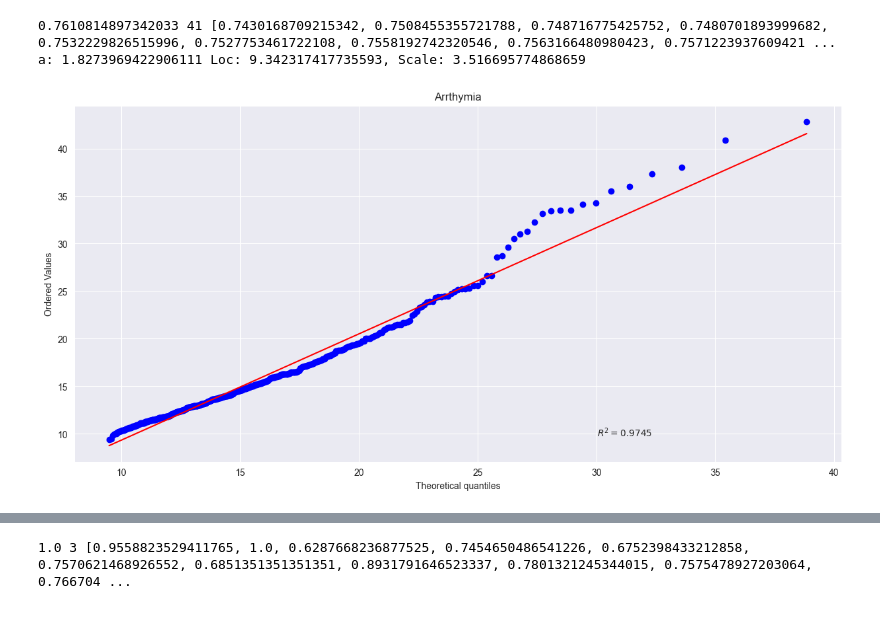
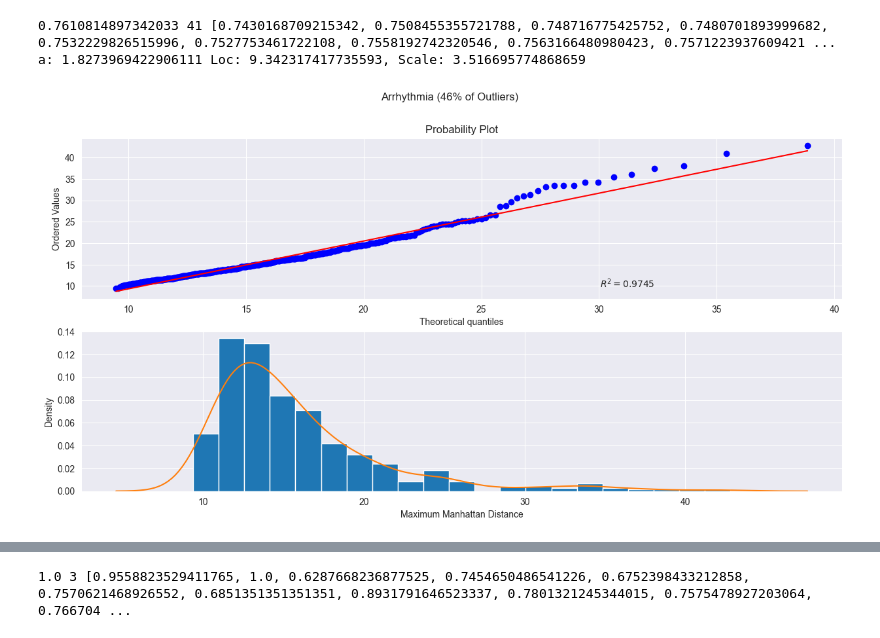
Before and after one commit to hodge-py/Outlier-Detection, a Jupyter notebook: Final_Version_gamma.ipynb, the cells around one changed output, grey strips where cells are left out. Saved outputs shown, nothing was run; the diff lists cells and outputs as text; code cells hidden in the pictures.

```diff
--- a/Final_Version_gamma.ipynb
+++ b/Final_Version_gamma.ipynb
@@ -139,18 +139,23 @@ def qqPlots(X,y,kValue,name):
     arr = generateArr(distReturn, median="max")
     params = gamma.fit(arr)
     print(f"a: {params[0]} Loc: {params[1]}, Scale: {params[2]}")
-    results = probplot(arr,dist=stats.gamma, plot=plt,sparams=(params[0],params[1],params[2]),rvalue=True)
-    plt.title(name)
+    fig, ax = plt.subplots(2,1)
+    results = probplot(arr,dist=stats.gamma, plot=ax[0],sparams=(params[0],params[1],params[2]),rvalue=True)
+    fig.suptitle(name)
+    dista = plt.hist(arr,bins=int(np.sqrt(len(arr))),density=True)
+    sns.kdeplot(arr,bw=.3)
+    plt.xlabel("Maximum Manhattan Distance")
+    plt.ylabel("Density")
     plt.show()
 # %%
 X, y = setupDf("real/Arrhythmia_withoutdupl_norm_46.arff")
 endResults = outputResults(X,y)
 printResults(endResults)
-qqPlots(X,y,41,"Arrthymia")
+qqPlots(X,y,41,"Arrhythmia (46% of Outliers)")
 # %% [output]
 0.7610814897342033 41 [0.7430168709215342, 0.7508455355721788, 0.748716775425752, 0.7480701893999682, 0.7532229826515996, 0.7527753461722108, 0.7558192742320546, 0.7563166480980423, 0.7571223937609421 ...
 a: 1.8273969422906111 Loc: 9.342317417735593, Scale: 3.516695774868659
-[figure, old version]
+[figure, new version]
 # %%
 X, y = setupDf("real/Parkinson_withoutdupl_norm_75.arff")
 endResults = outputResults(X,y)
```
Also changed, not shown: parts of 10 cells of this notebook, 1 other file.
